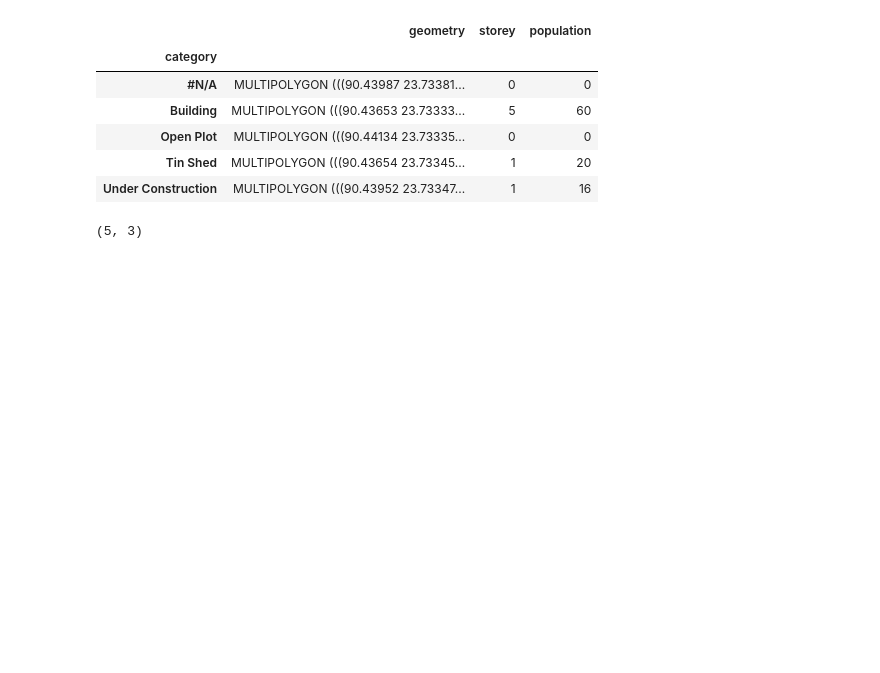
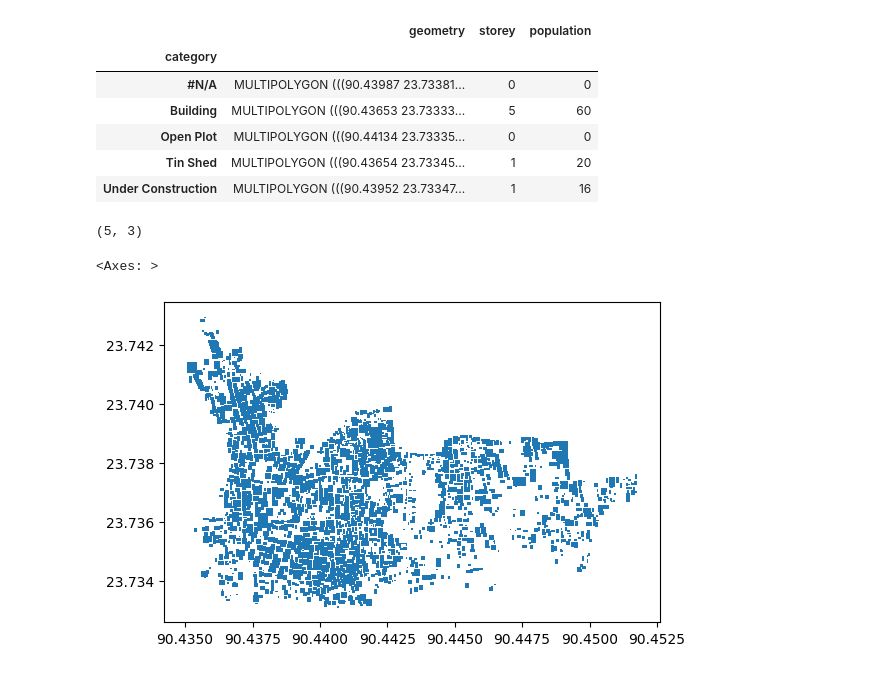
Before and after one commit to dthunn/gis-python, a Jupyter notebook: geopandas/operations.ipynb, the cells around one changed output. Saved outputs shown, nothing was run; the diff lists cells and outputs as text; code cells hidden in the pictures; blank space fills up the shorter version.

```diff
--- a/geopandas/operations.ipynb
+++ b/geopandas/operations.ipynb
@@ -162,3 +162,9 @@ gdf_dissolve.head()
 gdf_dissolve.shape
 # %% [output]
 (5, 3)
+# %%
+gdf_envelope = gdf.envelope
+gdf_envelope.plot()
+# %% [output]
+<Axes: >
+[figure, added]
```
